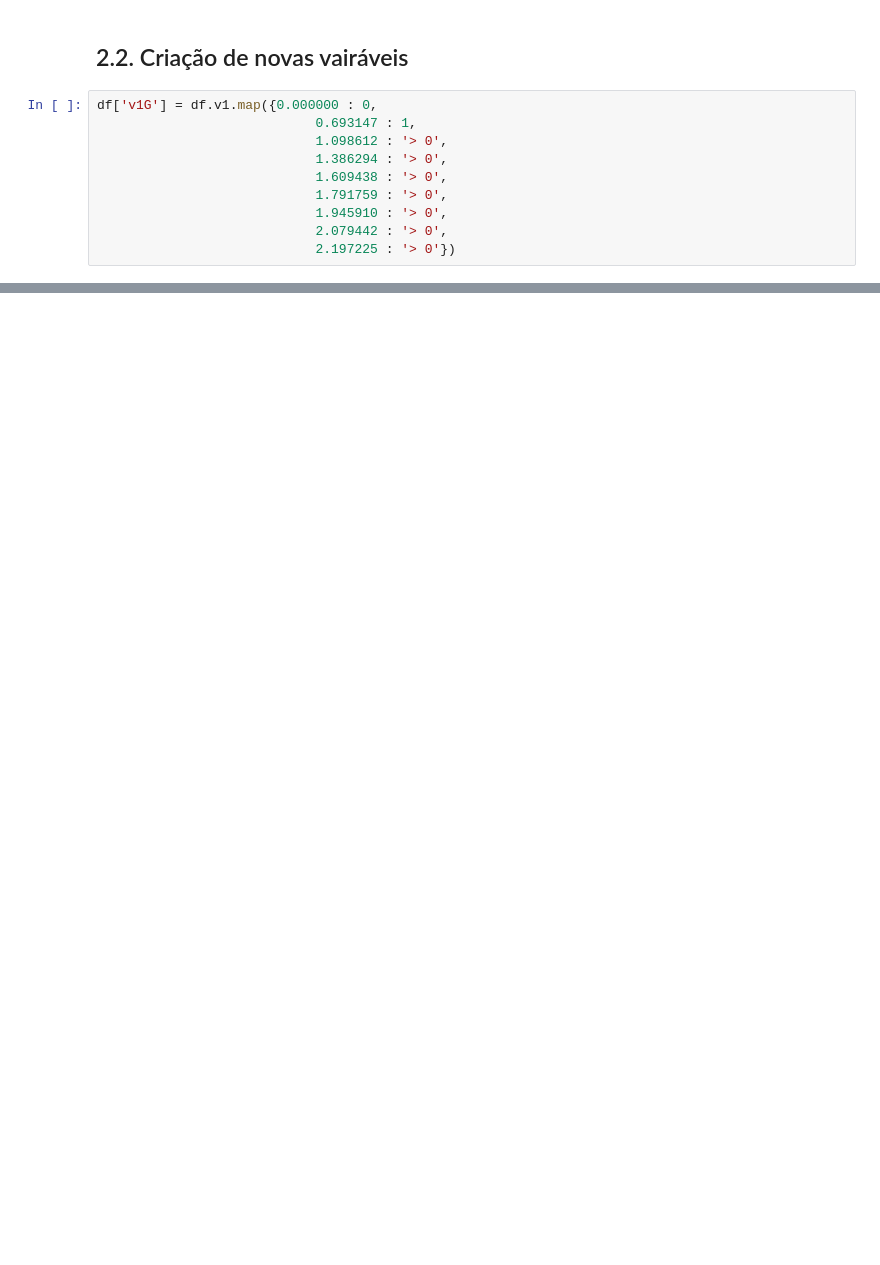
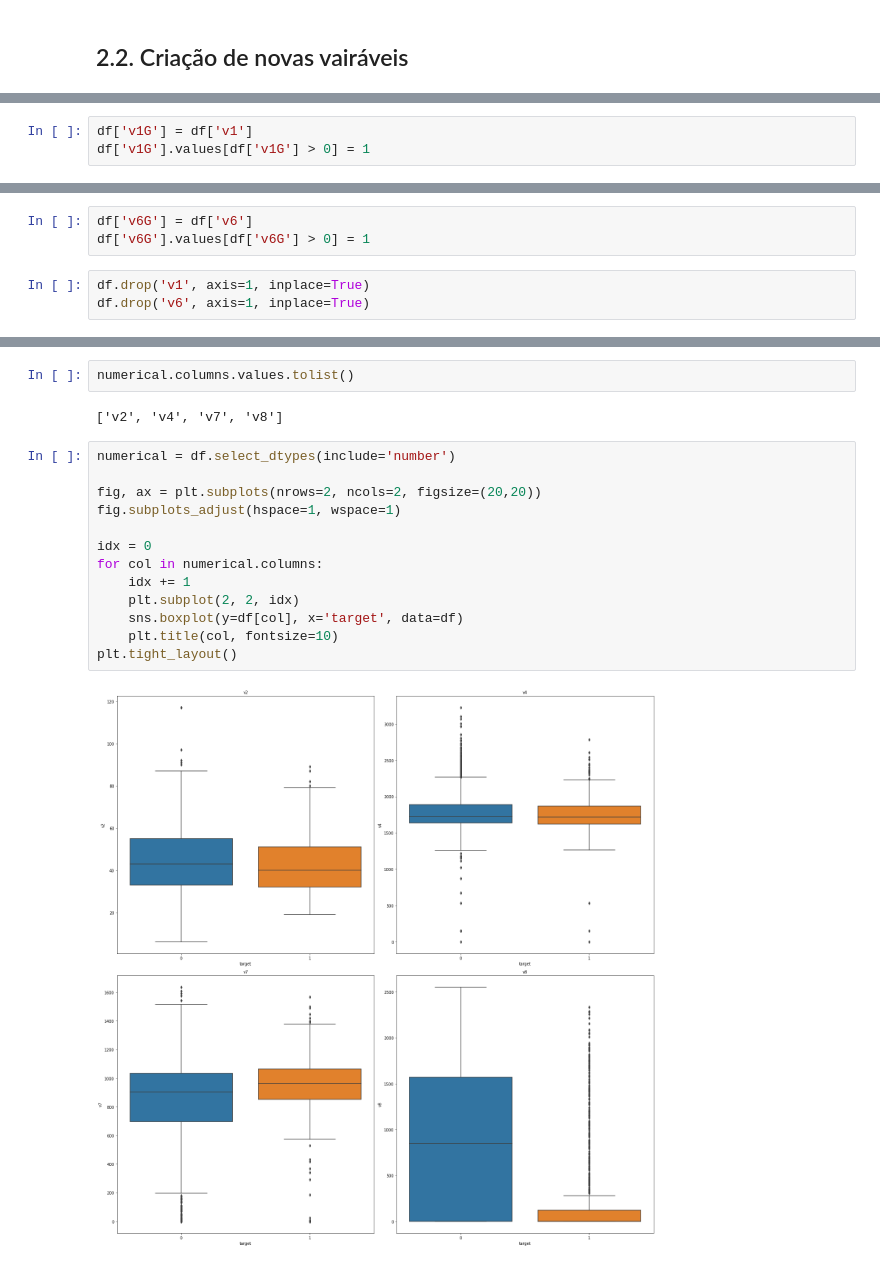
Before and after one commit to bksramos/Desafio-de-Dados, a Jupyter notebook: 2 - PS - SICOOB - Sênior - Preparação dos Dados e Modelo.ipynb, the cells around one changed output, grey strips where cells are left out. Cells and saved outputs as stored; diff of their text form; blank space fills up the shorter version.

```diff
--- a/2 - PS - SICOOB - Sênior - Preparação dos Dados e Modelo.ipynb
+++ b/2 - PS - SICOOB - Sênior - Preparação dos Dados e Modelo.ipynb
@@ -111,13 +122,3 @@ v1G:
 Name: v1G, dtype: int64
 # %% [markdown]
 ## 2.2. Criação de novas vairáveis
-# %%
-df['v1G'] = df.v1.map({0.000000 : 0,
-                            0.693147 : 1,
-                            1.098612 : '> 0',
-                            1.386294 : '> 0',
-                            1.609438 : '> 0',
-                            1.791759 : '> 0',
-                            1.945910 : '> 0',
-                            2.079442 : '> 0',
-                            2.197225 : '> 0'})
@@ -142,3 +129,6 @@ print(replace_map_comp)
+# %%
+df['v1G'] = df['v1']
+df['v1G'].values[df['v1G'] > 0] = 1
 # %%
 df.info()
 # %% [output]
@@ -160,0 +155,6 @@ memory usage: 703.2+ KB
+# %%
+df['v6G'] = df['v6']
+df['v6G'].values[df['v6G'] > 0] = 1
+# %%
+df.drop('v1', axis=1, inplace=True)
+df.drop('v6', axis=1, inplace=True)
@@ -160,0 +236,19 @@ memory usage: 703.2+ KB
+# %%
+numerical.columns.values.tolist()
+# %% [output]
+['v2', 'v4', 'v7', 'v8']
+# %%
+numerical = df.select_dtypes(include='number')
+
+fig, ax = plt.subplots(nrows=2, ncols=2, figsize=(20,20))
+fig.subplots_adjust(hspace=1, wspace=1)
+
+idx = 0
+for col in numerical.columns:
+    idx += 1
+    plt.subplot(2, 2, idx)
+    sns.boxplot(y=df[col], x='target', data=df)
+    plt.title(col, fontsize=10)
+plt.tight_layout()
+# %% [output]
+[figure, added]
```
Also changed, not shown: parts of 103 cells of this notebook.
